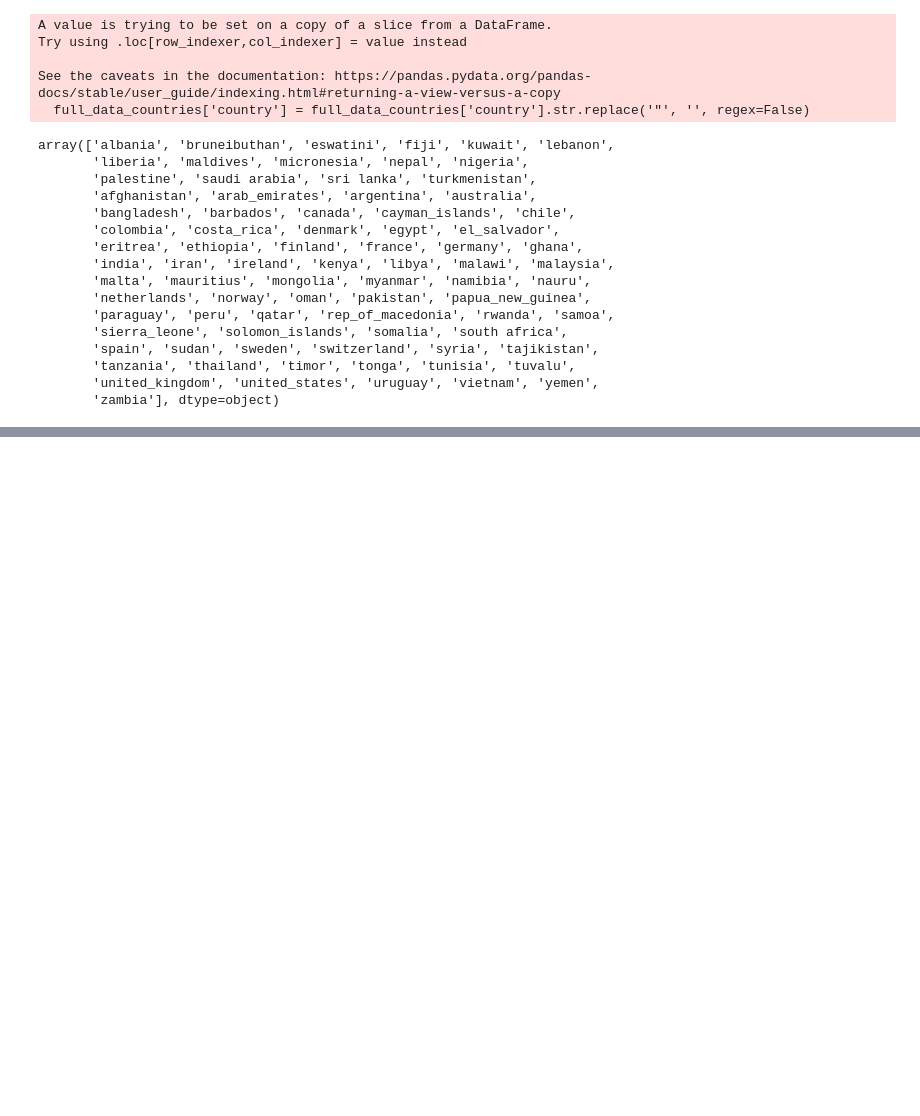
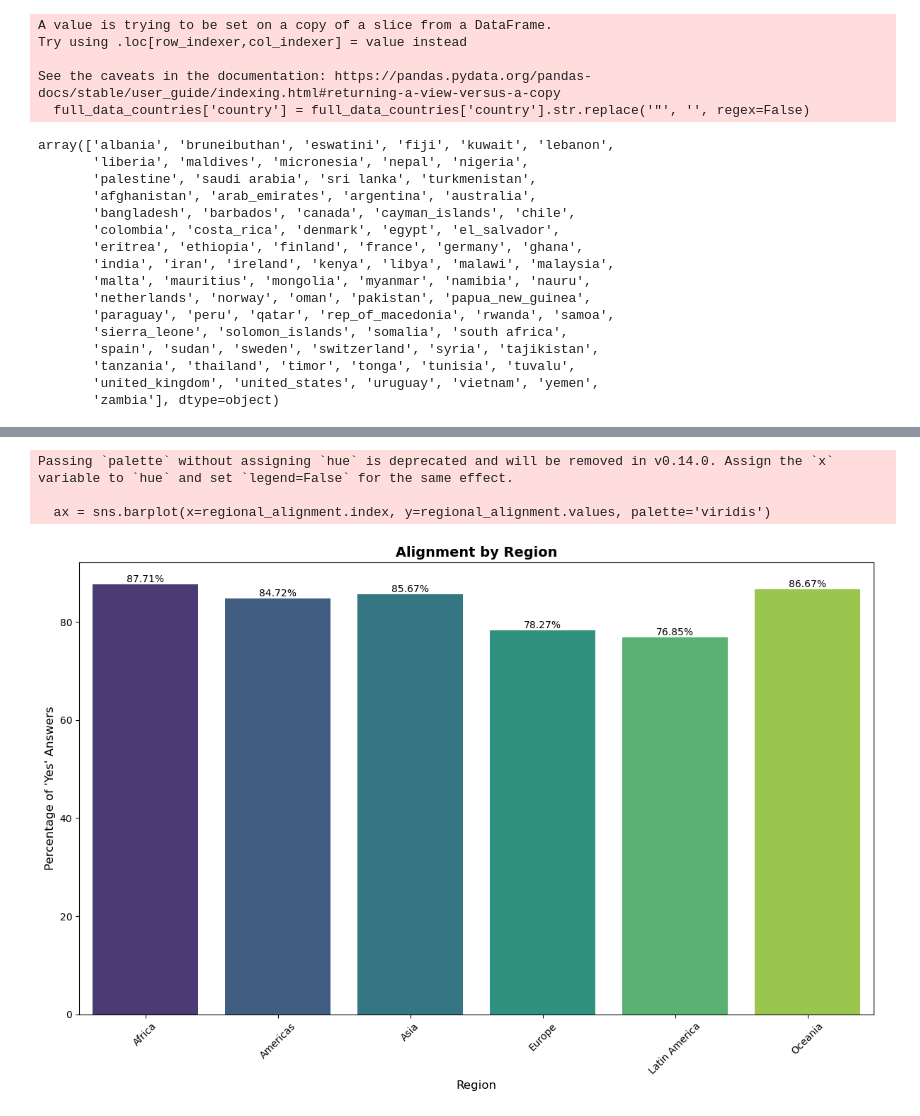
Before and after one commit to gmelmed/UKHSA-Capstone, a Jupyter notebook: notebooks/7-combining_all_countries.ipynb, the cells around one changed output, grey strips where cells are left out. Drawn from its saved outputs; the diff is of its cells as text; code cells hidden in the pictures; blank space fills up the shorter version.

```diff
--- a/notebooks/7-combining_all_countries.ipynb
+++ b/notebooks/7-combining_all_countries.ipynb
@@ -93,0 +253,68 @@ array(['albania', 'bruneibuthan', 'eswatini', 'fiji', 'kuwait', 'lebanon',
+# %%
+import pandas as pd
+import seaborn as sns
+import matplotlib.pyplot as plt
+
+# Your list of countries
+countries = ['albania', 'bruneibuthan', 'eswatini', 'fiji', 'kuwait', 'lebanon',
+             'liberia', 'maldives', 'micronesia', 'nepal', 'nigeria', 'palestine',
+             'saudi arabia', 'sri lanka', 'turkmenistan', 'afghanistan', 'arab_emirates',
+             'argentina', 'australia', 'bangladesh', 'barbados', 'canada', 'cayman_islands',
+             'chile', 'colombia', 'costa_rica', 'denmark', 'egypt', 'el_salvador', 'eritrea',
+             'ethiopia', 'finland', 'france', 'germany', 'ghana', 'india', 'iran', 'ireland',
+             'kenya', 'libya', 'malawi', 'malaysia', 'malta', 'mauritius', 'mongolia', 'myanmar',
+             'namibia', 'nauru', 'netherlands', 'norway', 'oman', 'pakistan', 'papua_new_guinea',
+             'paraguay', 'peru', 'qatar', 'rep_of_macedonia', 'rwanda', 'samoa', 'sierra_leone',
+             'solomon_islands', 'somalia', 'south africa', 'spain', 'sudan', 'sweden', 'switzerland',
+             'syria', 'tajikistan', 'tanzania', 'thailand', 'timor', 'tonga', 'tunisia', 'tuvalu',
+             'united_kingdom', 'united_states', 'uruguay', 'vietnam', 'yemen', 'zambia']
+
+# Define updated region mapping (separate Latin American countries)
+region_mapping = {
+    'albania': 'Europe', 'bruneibuthan': 'Asia', 'eswatini': 'Africa', 'fiji': 'Oceania', 'kuwait': 'Asia', 'lebanon': 'Asia',
+    'liberia': 'Africa', 'maldives': 'Asia', 'micronesia': 'Oceania', 'nepal': 'Asia', 'nigeria': 'Africa', 'palestine': 'Asia',
+    'saudi arabia': 'Asia', 'sri lanka': 'Asia', 'turkmenistan': 'Asia', 'afghanistan': 'Asia', 'arab_emirates': 'Asia',
+    'argentina': 'Latin America', 'australia': 'Oceania', 'bangladesh': 'Asia', 'barbados': 'Latin America', 'canada': 'Americas',
+    'cayman_islands': 'Americas', 'chile': 'Latin America', 'colombia': 'Latin America', 'costa_rica': 'Latin America', 'denmark': 'Europe',
+    'egypt': 'Africa', 'el_salvador': 'Latin America', 'eritrea': 'Africa', 'ethiopia': 'Africa', 'finland': 'Europe', 'france': 'Europe',
+    'germany': 'Europe', 'ghana': 'Africa', 'india': 'Asia', 'iran': 'Asia', 'ireland': 'Europe', 'kenya': 'Africa', 'libya': 'Africa',
+    'malawi': 'Africa', 'malaysia': 'Asia', 'malta': 'Europe', 'mauritius': 'Africa', 'mongolia': 'Asia', 'myanmar': 'Asia', 'namibia': 'Africa',
+    'nauru': 'Oceania', 'netherlands': 'Europe', 'norway': 'Europe', 'oman': 'Asia', 'pakistan': 'Asia', 'papua_new_guinea': 'Oceania',
+    'paraguay': 'Latin America', 'peru': 'Latin America', 'qatar': 'Asia', 'rep_of_macedonia': 'Europe', 'rwanda': 'Africa', 'samoa': 'Oceania',
+    'sierra_leone': 'Africa', 'solomon_islands': 'Oceania', 'somalia': 'Africa', 'south africa': 'Africa', 'spain': 'Europe', 'sudan': 'Africa',
+    'sweden': 'Europe', 'switzerland': 'Europe', 'syria': 'Asia', 'tajikistan': 'Asia', 'tanzania': 'Africa', 'thailand': 'Asia', 'timor': 'Oceania',
+    'tonga': 'Oceania', 'tunisia': 'Africa', 'tuvalu': 'Oceania', 'united_kingdom': 'Europe', 'united_states': 'Americas', 'uruguay': 'Latin America',
+    'vietnam': 'Asia', 'yemen': 'Asia', 'zambia': 'Africa'
+}
+
+# Map the regions to the countries
+df['region'] = df['country'].map(region_mapping)
+
+# Now let's calculate regional alignment as the average 'Yes' percentage for each region
+df['alignment'] = df['answer']  # Assuming 'answer' is 1 for Yes and 0 for No
+regional_alignment = df.groupby('region')['alignment'].mean() * 100  # Multiply by 100 to get percentage
+
+# Plot the regional alignment comparison
+plt.figure(figsize=(12, 8))
+ax = sns.barplot(x=regional_alignment.index, y=regional_alignment.values, palette='viridis')
+
+# Annotate the percentage values on top of each bar
+for p in ax.patches:
+    ax.annotate(f'{p.get_height():.2f}%',
+                (p.get_x() + p.get_width() / 2., p.get_height()),
+                ha='center', va='center',
+                fontsize=10, color='black',
+                xytext=(0, 5), textcoords='offset points')
+
+# Customize labels
+plt.title("Alignment by Region", fontsize=14, fontweight="bold")
+plt.xlabel("Region", fontsize=12)
+plt.ylabel("Percentage of 'Yes' Answers", fontsize=12)
+plt.xticks(rotation=45)
+plt.tight_layout()
+plt.show()
+# %% [output]
+Passing `palette` without assigning `hue` is deprecated and will be removed in v0.14.0. Assign the `x` variable to `hue` and set `legend=False` for the same effect.
+
+  ax = sns.barplot(x=regional_alignment.index, y=regional_alignment.values, palette='viridis')
+[figure, added]
```
Also changed, not shown: parts of 10 cells of this notebook.
